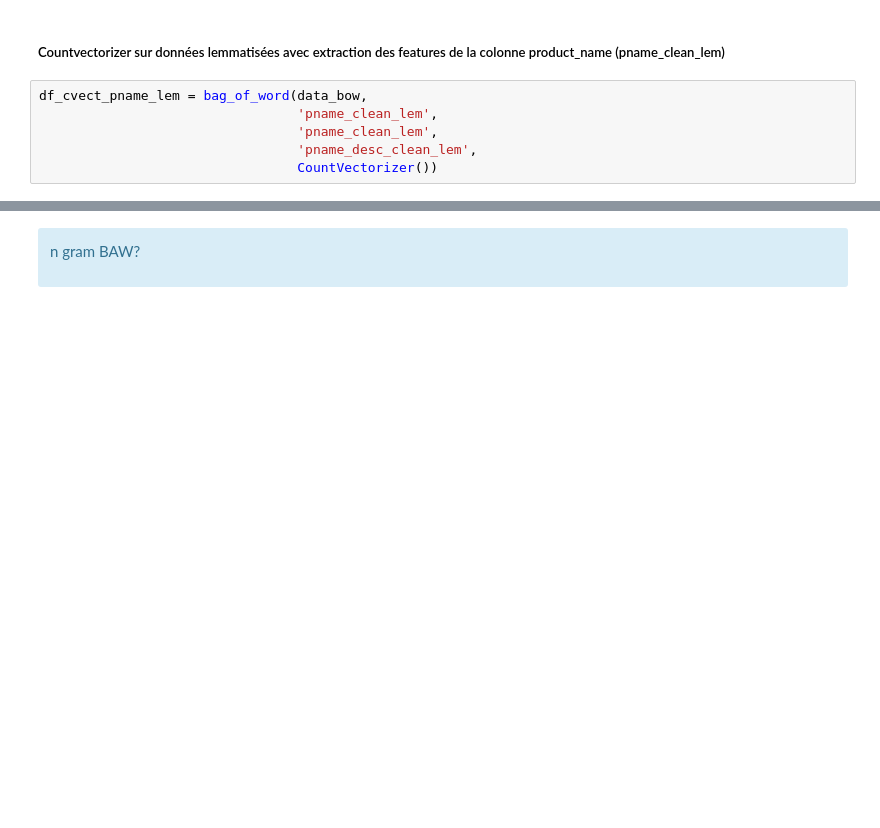
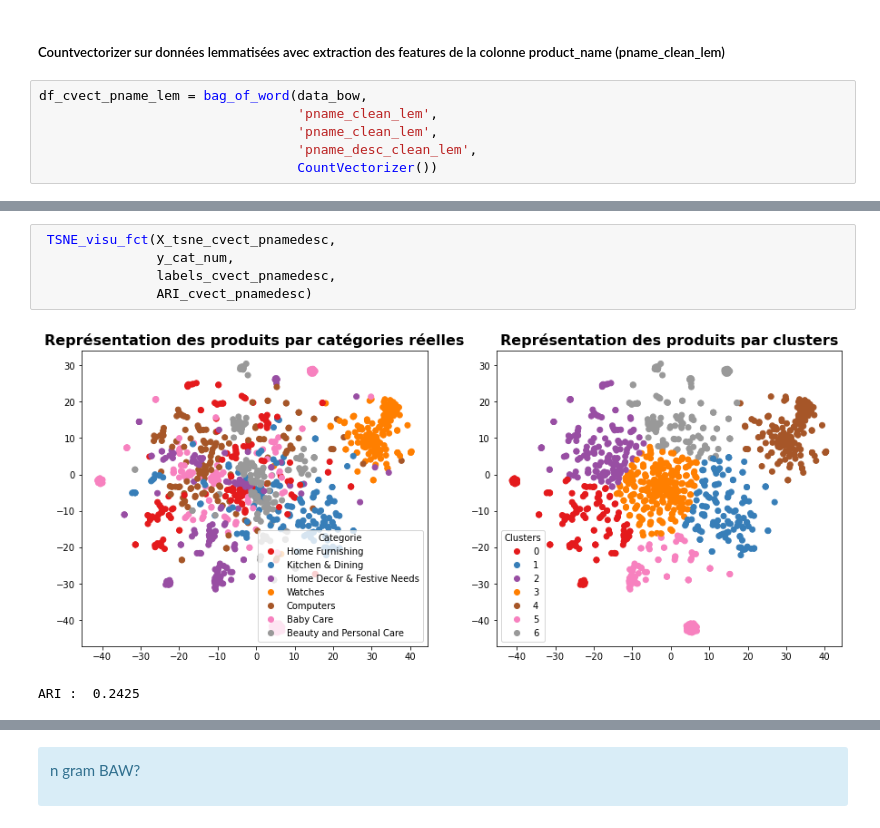
Before and after one commit to Milie-Mimi/OC_DS_Project6, a Jupyter notebook: GROSCHENE_Emilie_1_notebook_012023.ipynb, the cells around one changed output, grey strips where cells are left out. Cells and saved outputs as stored; diff of their text form; blank space fills up the shorter version.

```diff
--- a/GROSCHENE_Emilie_1_notebook_012023.ipynb
+++ b/GROSCHENE_Emilie_1_notebook_012023.ipynb
@@ -1773,0 +1629,8 @@ print("Number of unique words: %i" % num_words)
+# %%
+ TSNE_visu_fct(X_tsne_cvect_pnamedesc,
+               y_cat_num,
+               labels_cvect_pnamedesc,
+               ARI_cvect_pnamedesc)
+# %% [output]
+[figure, added]
+ARI :  0.2425
```
Also changed, not shown: parts of 135 cells of this notebook.
